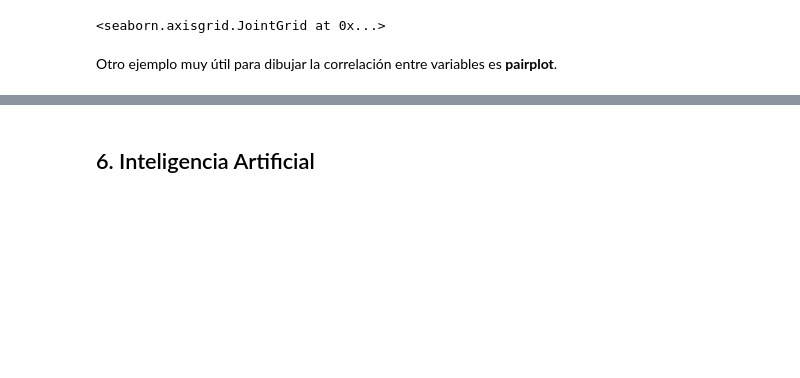
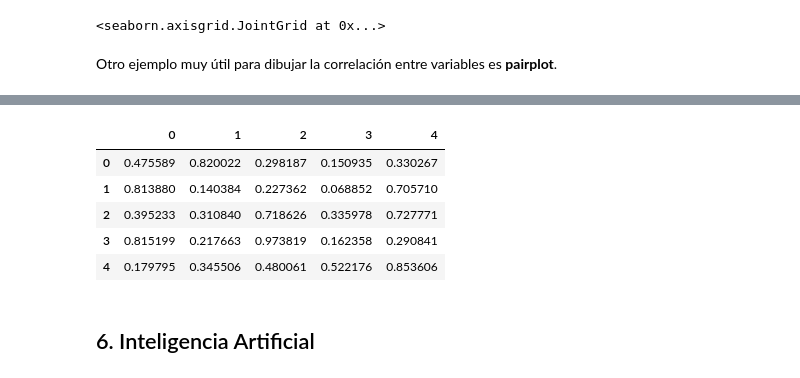
Before and after one commit to Rickiwasho/Arquitectura-software, a Jupyter notebook: tutoriales/python/python-essentials.ipynb, the cells around one changed output, grey strips where cells are left out. Drawn from its saved outputs; the diff is of its cells as text; code cells hidden in the pictures; blank space fills up the shorter version.

```diff
--- a/tutoriales/python/python-essentials.ipynb
+++ b/tutoriales/python/python-essentials.ipynb
@@ -1330,2 +1371,12 @@ sns.pairplot(data);
+# %%
+A = np.random.rand(5,5)
+pd.DataFrame(A)
+# %% [output]
+|  | 0 | 1 | 2 | 3 | 4 |
+| 0 | 0.475589 | 0.820022 | 0.298187 | 0.150935 | 0.330267 |
+| 1 | 0.813880 | 0.140384 | 0.227362 | 0.068852 | 0.705710 |
+| 2 | 0.395233 | 0.310840 | 0.718626 | 0.335978 | 0.727771 |
+| 3 | 0.815199 | 0.217663 | 0.973819 | 0.162358 | 0.290841 |
+| 4 | 0.179795 | 0.345506 | 0.480061 | 0.522176 | 0.853606 |
 # %% [markdown]
 ## 6. Inteligencia Artificial
```
Also changed, not shown: parts of 39 cells of this notebook.
